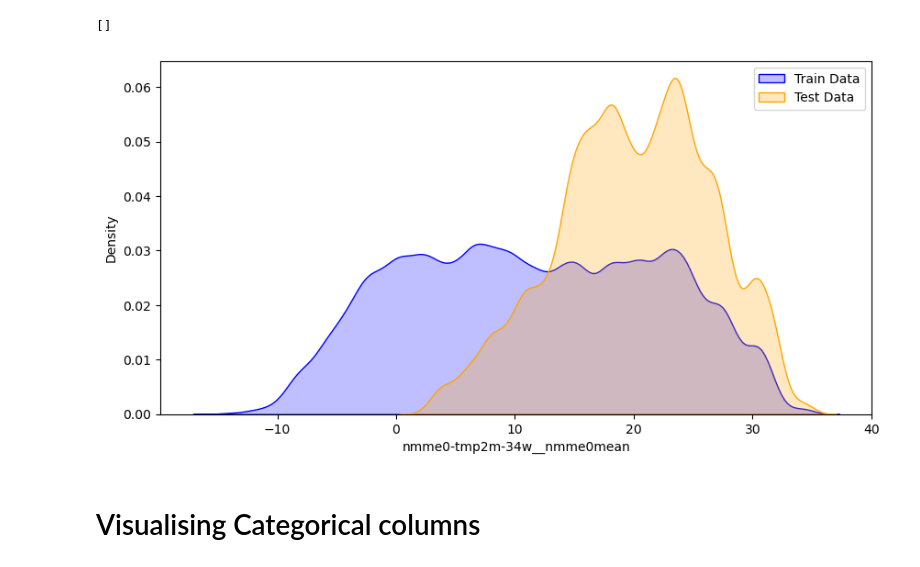
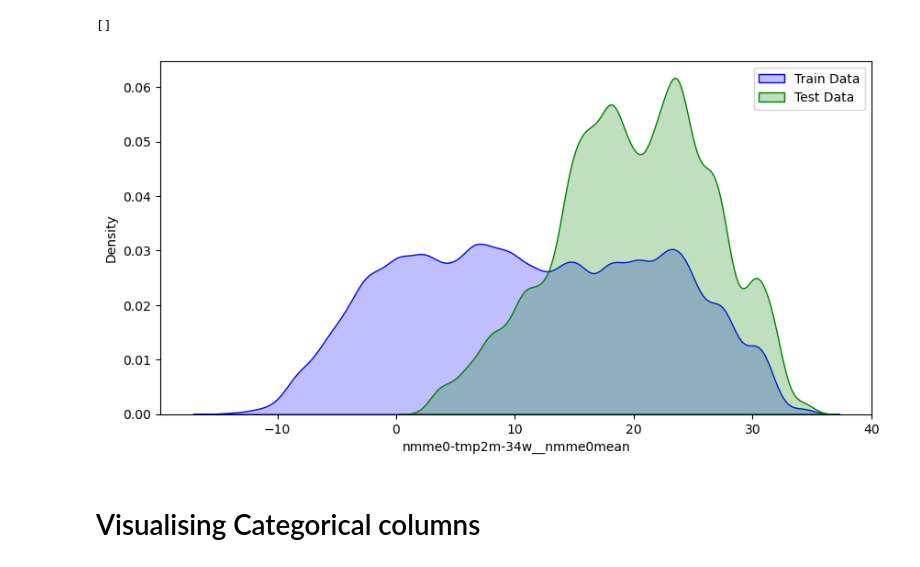
Before and after one commit to ThoughtfulMind/WiDS2023, a Jupyter notebook: wids2023-data-buddies.ipynb, the cells around one changed output. Saved outputs shown, nothing was run; the diff lists cells and outputs as text; code cells hidden in the pictures.

Commit message:
Kaggle Notebook | WiDS2023_Data_Buddies | Version 5

```diff
--- a/wids2023-data-buddies.ipynb
+++ b/wids2023-data-buddies.ipynb
@@ -341,18 +355,18 @@ cc_sample.columns[cc_sample.isna().any()].tolist()
 # %%
 def train_test_dist(train, test):
     fig, ax = plt.subplots(figsize = (10, 5))
     sb.kdeplot(data=train,  color='blue', fill=True, ax=ax, label="Train Data")
-    sb.kdeplot(data=test, color='orange', fill=True, ax=ax, label="Test Data")
+    sb.kdeplot(data=test, color='green', fill=True, ax=ax, label="Test Data")
     plt.legend()
     plt.show()
 
 #train_target = cc_train['contest-tmp2m-14d__tmp2m']
 #test_target = cc_test['contest-tmp2m-14d__tmp2m']
 train_target = cc_train['nmme0-tmp2m-34w__nmme0mean']
 test_target = cc_test['nmme0-tmp2m-34w__nmme0mean']
 train_test_dist(train_target, test_target)
 # %% [output]
-[figure, old version]
+[figure, new version]
 # %% [markdown]
 # Visualising Categorical columns
 # %%
```
Also changed, not shown: parts of 6 cells of this notebook.
